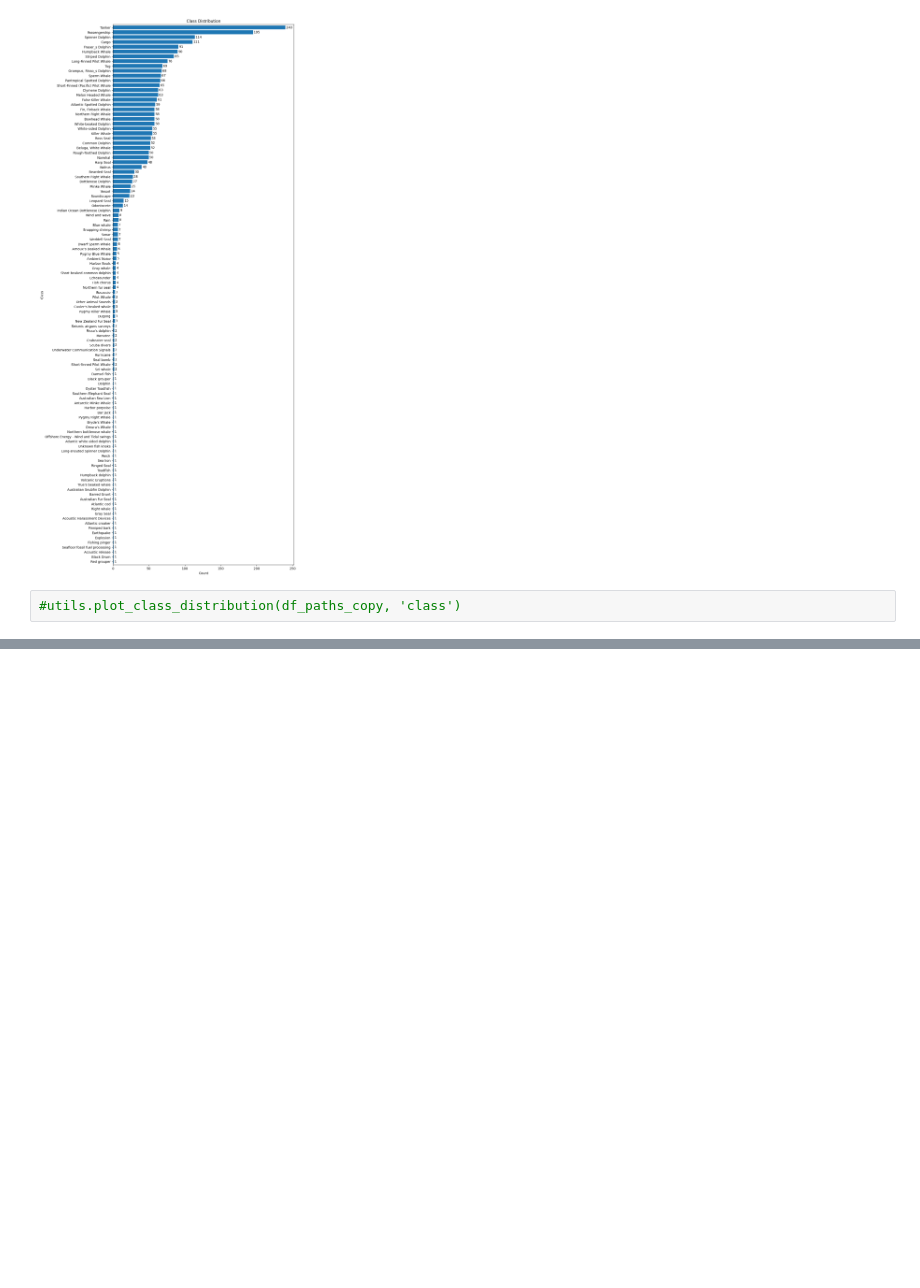
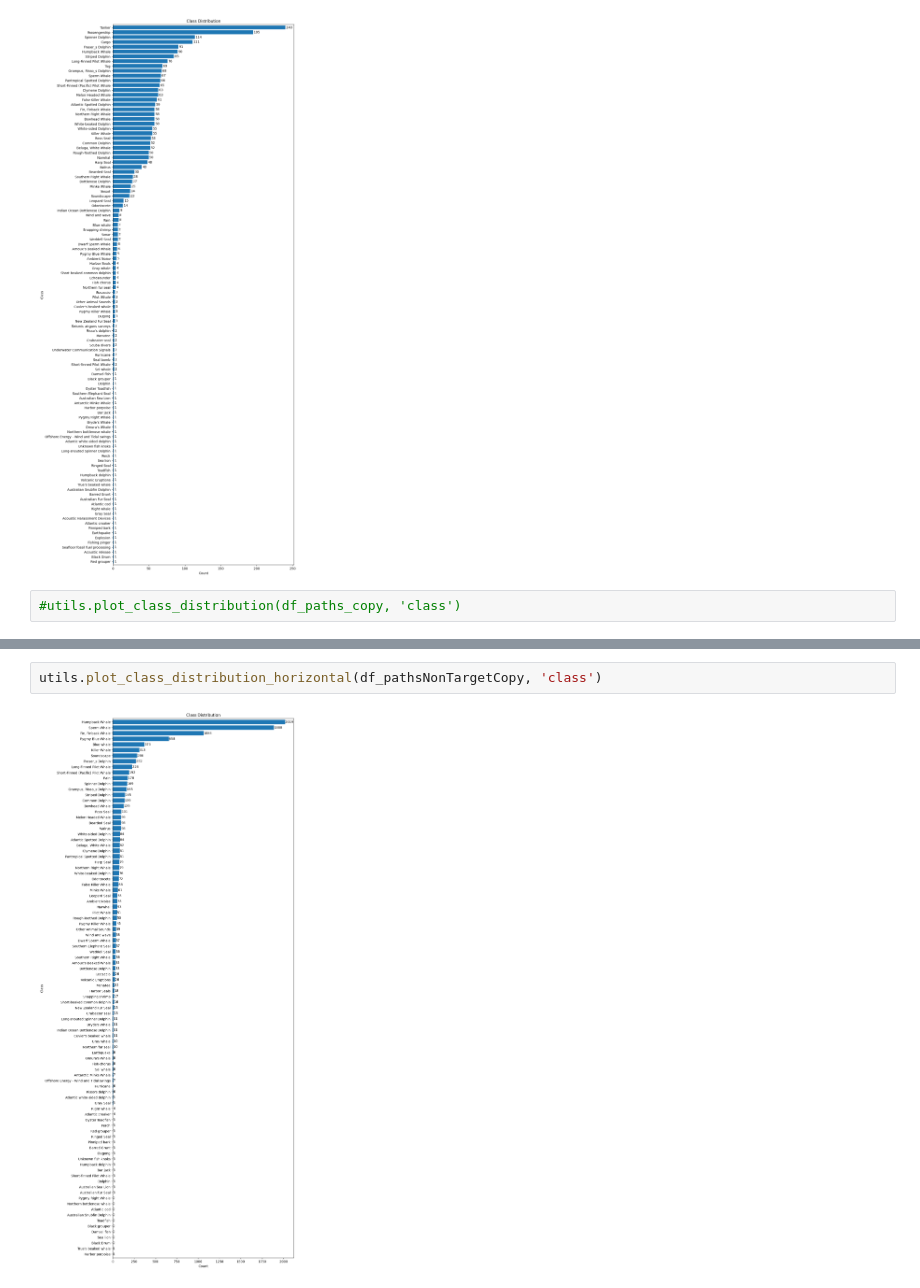
Before and after one commit to frenkmadda/UnderwaterSoundsClassification, a Jupyter notebook: test.ipynb, the cells around one changed output, grey strips where cells are left out. Cells and saved outputs as stored; diff of their text form; blank space fills up the shorter version.

```diff
--- a/test.ipynb
+++ b/test.ipynb
@@ -330,0 +370,4 @@ utils.plot_class_distribution_horizontal(df_paths_copy, 'class')
+# %%
+utils.plot_class_distribution_horizontal(df_pathsNonTargetCopy, 'class')
+# %% [output]
+[figure, added]
```
Also changed, not shown: parts of 3 cells of this notebook, 1 other file.
